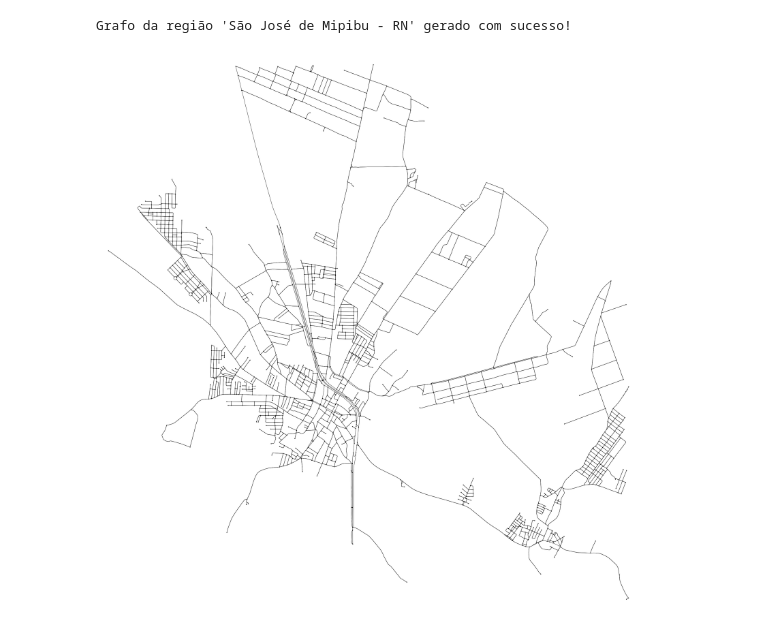
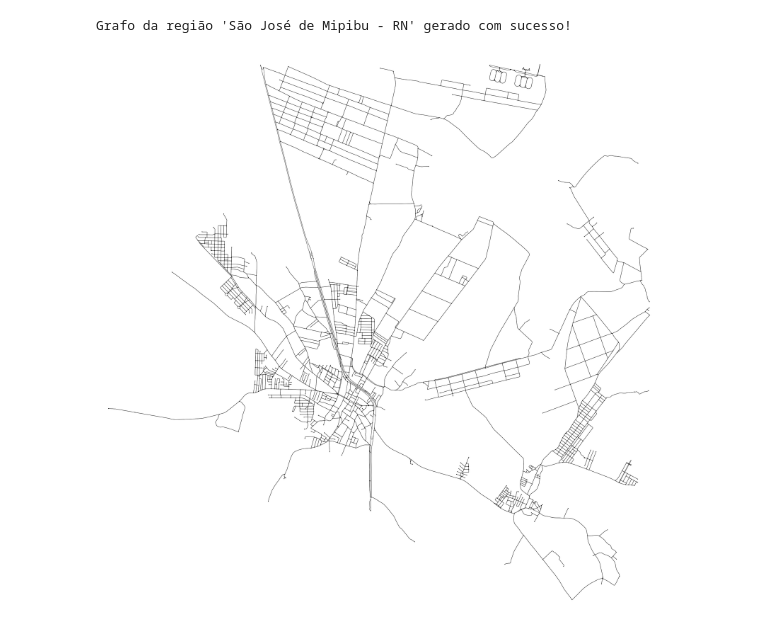
Before and after one commit to ramonvfs/urban_network_analysis, a Jupyter notebook: maps_osmnx.ipynb, the cells around one changed output. Saved outputs shown, nothing was run; the diff lists cells and outputs as text; code cells hidden in the pictures.

```diff
--- a/maps_osmnx.ipynb
+++ b/maps_osmnx.ipynb
@@ -34,7 +16,7 @@ LATITUDE = -6.0636327
 LONGITUDE = -35.2334585
 LABEL = "São José de Mipibu - RN"
 
-DISTANCIA_METROS = 4000
+DISTANCIA_METROS = 5000
 # %%
 centro = (LATITUDE, LONGITUDE)
 
@@ -44,21 +26,15 @@ G = ox.graph.graph_from_point(centro, dist=DISTANCIA_METROS, network_type='drive
 print(f"Grafo da região '{LABEL}' gerado com sucesso!")
 # %% [output]
 Grafo da região 'São José de Mipibu - RN' gerado com sucesso!
-# %%
-fig, ax = ox.plot.plot_graph(G,
-                             figsize=(35, 35),
-                             node_size=8,
-                             edge_linewidth=0.8,
-                             bgcolor='white',
-                             node_color='black',
-                             edge_color='black'
-                             )
-# fig, ax = ox.plot_graph(G,
-#                         figsize=(..., ...),
-#                         node_size=...,
-#                         edge_linewidth=1, # espessura da linha
-#                         bgcolor='white',  # fundo da imagem
-#                         node_color='red', # cor do nó para contraste
-#                         edge_color='gray')
-# %% [output]
-[figure, removed]
+# %%
+# Grafo limpo
+fig, ax = ox.plot.plot_graph(G,
+                             figsize=(45, 45),
+                             node_size=9,
+                             edge_linewidth=1.0,
+                             bgcolor='white',
+                             node_color='black',
+                             edge_color='black'
+                             )
+# %% [output]
+[figure, added]
```
Also changed, not shown: parts of 11 cells of this notebook, 1 other file.
